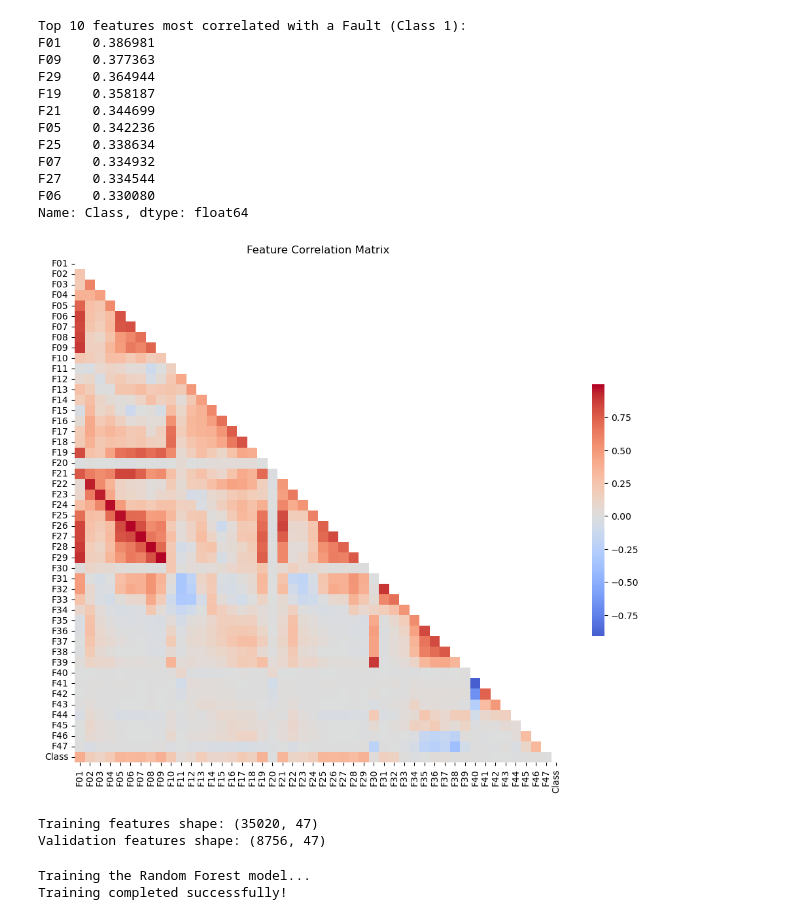
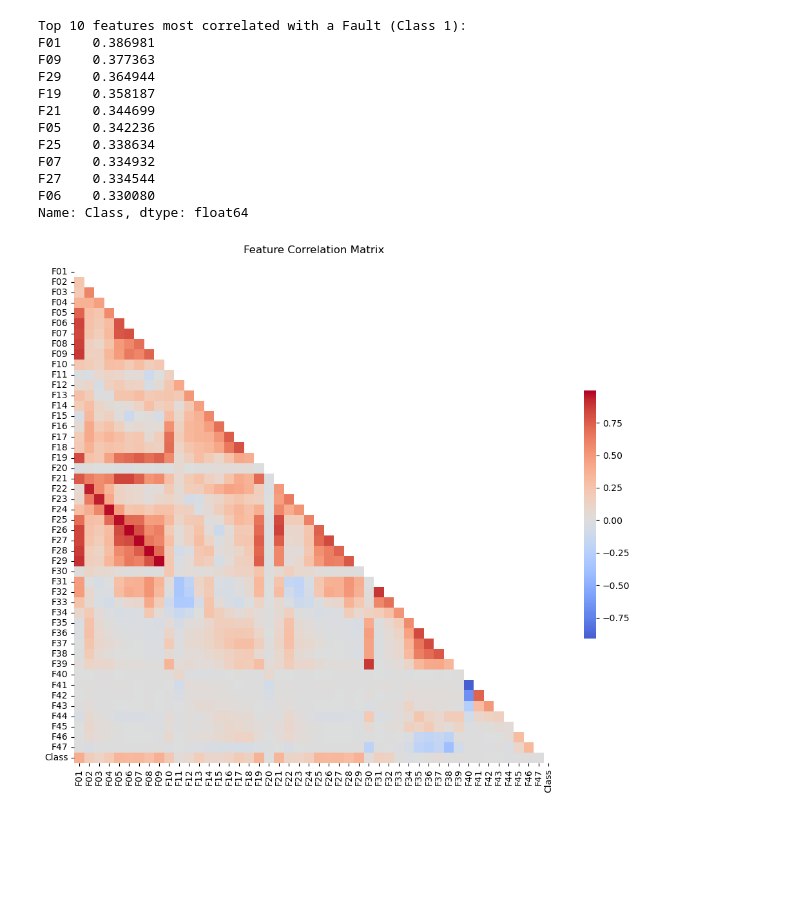
Before and after one commit to ankurpandey5/ML_alrIEEEna-Matrix_Infinity, a Jupyter notebook: model_training.ipynb, the cells around one changed output. Saved outputs shown, nothing was run; the diff lists cells and outputs as text; code cells hidden in the pictures; blank space fills up the shorter version.

```diff
--- a/model_training.ipynb
+++ b/model_training.ipynb
@@ -30,57 +38,27 @@ Name: proportion, dtype: float64
 # %%
-# Calculating correlation with the target class to see which features matter most
 print("Top 10 features most correlated with a Fault (Class 1):")
 target_corr = train_df.corr()['Class'].drop('Class').abs().sort_values(ascending=False)
 print(target_corr.head(10))
 
+# Dynamically save the top 10 features
+dynamic_top_features = target_corr.head(10).index.tolist()
+
 plt.figure(figsize=(12, 10))
 mask = np.triu(np.ones_like(train_df.corr(), dtype=bool))
 sns.heatmap(train_df.corr(), mask=mask, cmap='coolwarm', center=0, cbar_kws={"shrink": .5})
-plt.title('Feature Correlation Matrix')
+plt.title('Feature Correlation Matrix', pad=15)
 plt.show()
 # %% [output]
 Top 10 features most correlated with a Fault (Class 1):
 F01    0.386981
 F09    0.377363
 F29    0.364944
 F19    0.358187
 F21    0.344699
 F05    0.342236
 F25    0.338634
 F07    0.334932
 F27    0.334544
 F06    0.330080
 Name: Class, dtype: float64
-[figure, old version]
+[figure, new version]
-# %%
-# Separate features (X) and target (y)
-X = train_df.drop(columns=['Class'])
-y = train_df['Class']
-
-# Drop the 'ID' column if it exists in the training set
-if 'ID' in X.columns:
-    X = X.drop(columns=['ID'])
-
-X_train, X_val, y_train, y_val = train_test_split(X, y, test_size=0.2, random_state=42, stratify=y)
-
-print(f"Training features shape: {X_train.shape}")
-print(f"Validation features shape: {X_val.shape}")
-# %% [output]
-Training features shape: (35020, 47)
-Validation features shape: (8756, 47)
-# %%
-# Initialize the model with F1-boosting parameters
-model = RandomForestClassifier(
-    n_estimators=300,
-    class_weight='balanced',
-    random_state=42,
-    n_jobs=-1
-)
-
-# Train the model
-print("Training the Random Forest model...")
-model.fit(X_train, y_train)
-print("Training completed successfully!")
-# %% [output]
-Training the Random Forest model...
-Training completed successfully!
```
Also changed, not shown: parts of 19 cells of this notebook.
